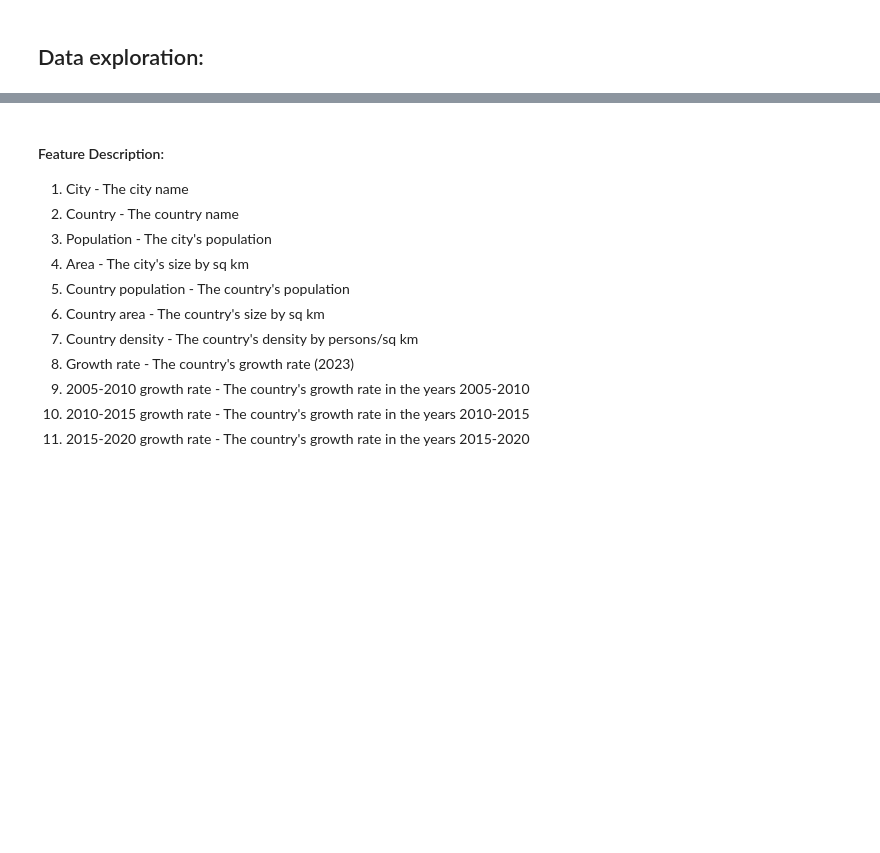
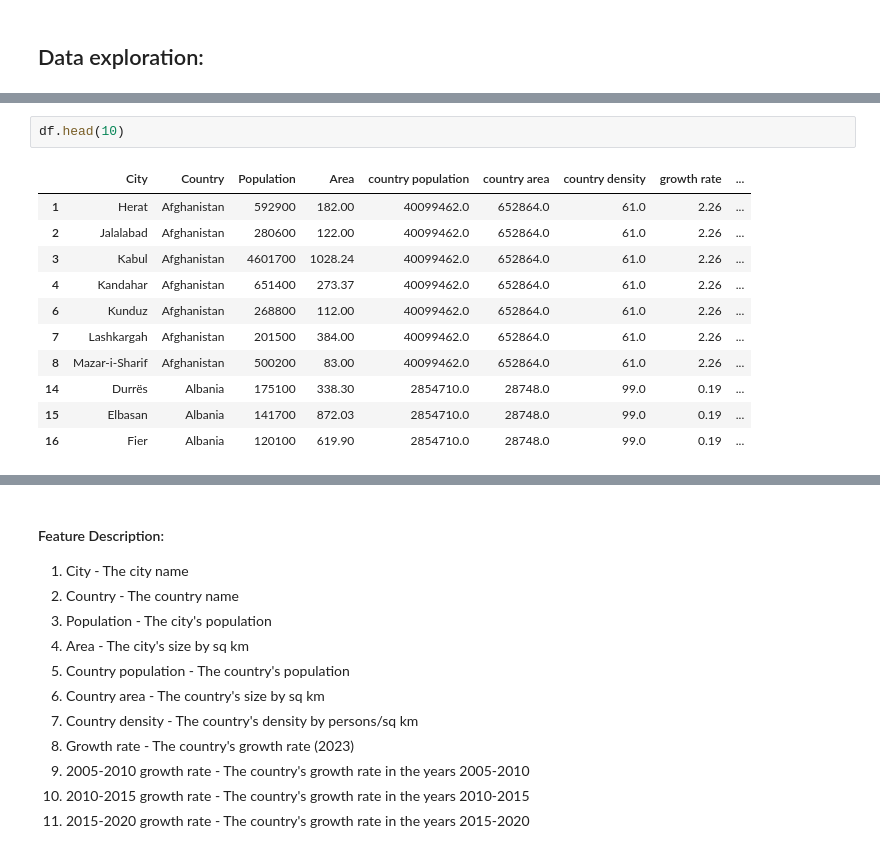
Before and after one commit to LidorMargi/World-Population-Analysis, a Jupyter notebook: World_data_analysis.ipynb, the cells around one changed output, grey strips where cells are left out. Saved outputs shown, nothing was run; the diff lists cells and outputs as text; blank space fills up the shorter version.

```diff
--- a/World_data_analysis.ipynb
+++ b/World_data_analysis.ipynb
@@ -59,3 +96,17 @@ df.isnull().sum()
+# %%
+df.head(10)
+# %% [output]
+|  | City | Country | Population | Area | country population | country area | country density | growth rate | ... |
+| 1 | Herat | Afghanistan | 592900 | 182.00 | 40099462.0 | 652864.0 | 61.0 | 2.26 | ... |
+| 2 | Jalalabad | Afghanistan | 280600 | 122.00 | 40099462.0 | 652864.0 | 61.0 | 2.26 | ... |
+| 3 | Kabul | Afghanistan | 4601700 | 1028.24 | 40099462.0 | 652864.0 | 61.0 | 2.26 | ... |
+| 4 | Kandahar | Afghanistan | 651400 | 273.37 | 40099462.0 | 652864.0 | 61.0 | 2.26 | ... |
+| 6 | Kunduz | Afghanistan | 268800 | 112.00 | 40099462.0 | 652864.0 | 61.0 | 2.26 | ... |
+| 7 | Lashkargah | Afghanistan | 201500 | 384.00 | 40099462.0 | 652864.0 | 61.0 | 2.26 | ... |
+| 8 | Mazar-i-Sharif | Afghanistan | 500200 | 83.00 | 40099462.0 | 652864.0 | 61.0 | 2.26 | ... |
+| 14 | Durrës | Albania | 175100 | 338.30 | 2854710.0 | 28748.0 | 99.0 | 0.19 | ... |
+| 15 | Elbasan | Albania | 141700 | 872.03 | 2854710.0 | 28748.0 | 99.0 | 0.19 | ... |
+| 16 | Fier | Albania | 120100 | 619.90 | 2854710.0 | 28748.0 | 99.0 | 0.19 | ... |
 # %%
 #Getting all the unique values in each feature
 features = df.columns
```
Also changed, not shown: parts of 14 cells of this notebook.
